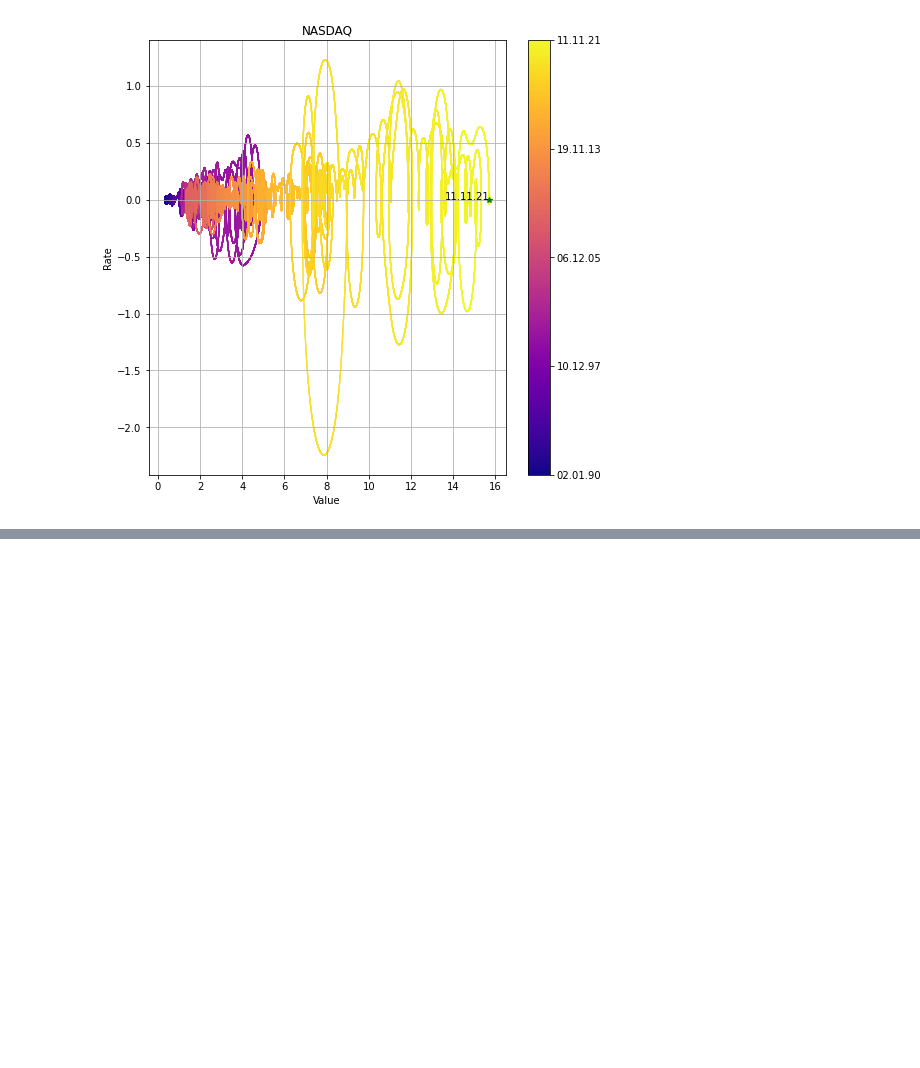
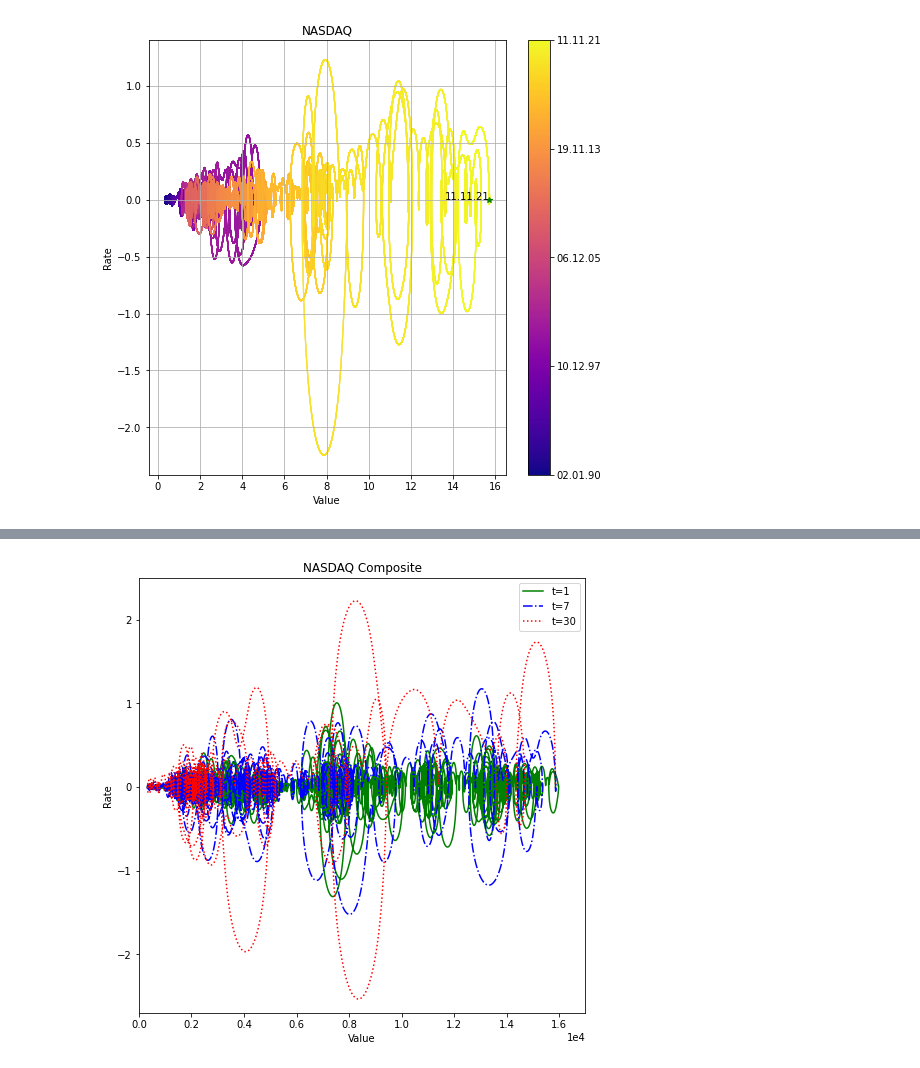
Before and after one commit to Karpovich-alex/phase-portrait-Nasdaq, a Jupyter notebook: Article-NASDAQ.ipynb, the cells around one changed output, grey strips where cells are left out. Cells and saved outputs as stored; diff of their text form; code cells hidden in the pictures; blank space fills up the shorter version.

```diff
--- a/Article-NASDAQ.ipynb
+++ b/Article-NASDAQ.ipynb
@@ -211,0 +234,15 @@ plot_phase_portrait(x, xx, df['date'], deriv, tt, name, ticks_num=5, save_fig_na
+# %%
+def generate_phase_portrait(df, slices):
+    data=[]
+    for slice_period in slices:
+        data.append(calc_phase_portrait(df, slice_period))
+    return data
+# %%
+name='NASDAQ Composite'
+generated_data=generate_phase_portrait(df, [1,7,30])
+# %%
+# from itertools import chain
+# y_lims=list(chain(*[(min(slice_data[3][1]), max(slice_data[3][1])) for slice_data in generated_data]))
+# y_lims=tuple(map(np.ceil,(min(y_lims), max(y_lims))))
+y_lim=(-2.7, 2.5)
+x_lim=(0, 17)
@@ -211,0 +264,26 @@ plot_phase_portrait(x, xx, df['date'], deriv, tt, name, ticks_num=5, save_fig_na
+# %%
+deriv_1= generated_data[0][3]
+deriv_7 = generated_data[1][3]
+deriv_30 = generated_data[2][3]
+# %%
+fig, ax = plt.subplots()
+ax.plot(deriv_1[0]*1000, deriv_1[1], '-g', deriv_7[0]*1000, deriv_7[1], '-.b', deriv_30[0]*1000, deriv_30[1], ':r')
+# ax.plot(deriv_30[0], deriv_30[1], ':g', deriv_7[0], deriv_7[1], '-.b', deriv_1[0], deriv_1[1], '-r')
+plt.ylim(y_lim)
+plt.xlim(tuple(map(lambda x: x*1000, x_lim)))
+plt.title(name)
+ax.set_ylabel('Rate')
+ax.set_xlabel('Value')
+plt.legend(['t=1', 't=7', 't=30' ], loc='best')
+
+fig.set_figheight(8)
+fig.set_figwidth(8)
+
+filename=get_filename(name, df['date'].min().strftime('%d_%m_%y'), df['date'].max().strftime('%d_%m_%y'), slice_period)
+
+ax.ticklabel_format(style='sci',scilimits=(-3,4),axis='both')
+
+plt.savefig(f"./Nasdaq_img/{filename}_comparison.png", dpi=200)
+# plt.show()
+# %% [output]
+[figure, added]
```
Also changed, not shown: parts of 22 cells of this notebook.
